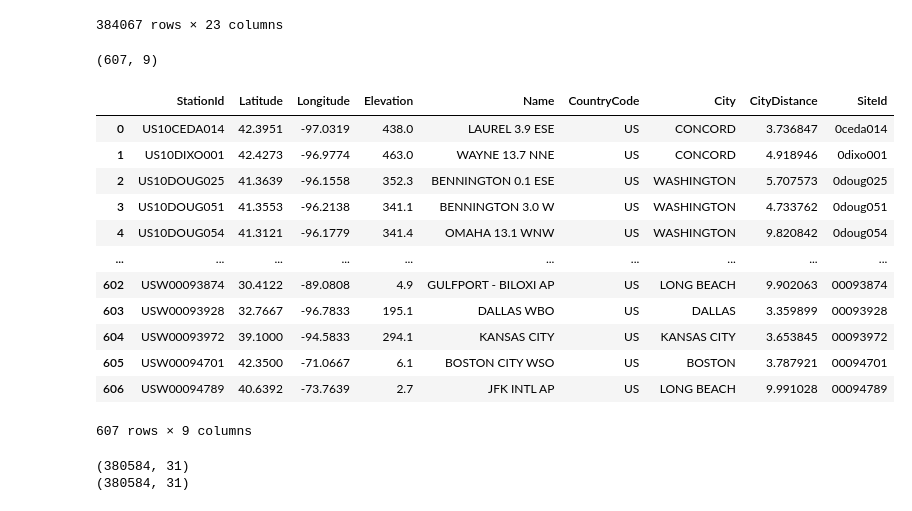
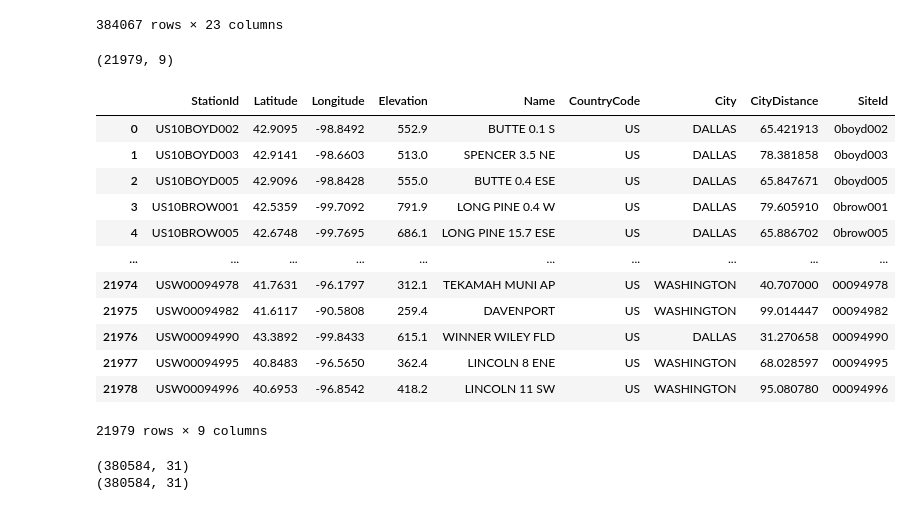
Before and after one commit to tamikamqhum/March_Team_Project, a Jupyter notebook: jupyter_notebooks/PG_Notebook_Weather_laststep.ipynb, the cells around one changed output. Saved outputs shown, nothing was run; the diff lists cells and outputs as text; code cells hidden in the pictures.

```diff
--- a/jupyter_notebooks/PG_Notebook_Weather_laststep.ipynb
+++ b/jupyter_notebooks/PG_Notebook_Weather_laststep.ipynb
@@ -144,30 +139,30 @@ weather_data
 384067 rows × 23 columns
 # %%
 # load Us_Stations_with_City_10km.csv
-stations = pd.read_csv('Outputs/Us_Stations_with_City_10km.csv')
+stations = pd.read_csv('Source_Data/Us_Stations_with_City_100km.csv')
 # get siteId from StationId - last 4 characters
 stations['SiteId'] = stations['StationId'].str[-8:]
 # format StationId as capitals
 stations['StationId'] = stations['StationId'].str.upper()
 # format city as capitals
 stations['City'] = stations['City'].str.upper()
 print(stations.shape)
 stations
 # %% [output]
-(607, 9)
+(21979, 9)
 |  | StationId | Latitude | Longitude | Elevation | Name | CountryCode | City | CityDistance | SiteId |
-| 0 | US10CEDA014 | 42.3951 | -97.0319 | 438.0 | LAUREL 3.9 ESE | US | CONCORD | 3.736847 | 0ceda014 |
-| 1 | US10DIXO001 | 42.4273 | -96.9774 | 463.0 | WAYNE 13.7 NNE | US | CONCORD | 4.918946 | 0dixo001 |
-| 2 | US10DOUG025 | 41.3639 | -96.1558 | 352.3 | BENNINGTON 0.1 ESE | US | WASHINGTON | 5.707573 | 0doug025 |
-| 3 | US10DOUG051 | 41.3553 | -96.2138 | 341.1 | BENNINGTON 3.0 W | US | WASHINGTON | 4.733762 | 0doug051 |
-| 4 | US10DOUG054 | 41.3121 | -96.1779 | 341.4 | OMAHA 13.1 WNW | US | WASHINGTON | 9.820842 | 0doug054 |
+| 0 | US10BOYD002 | 42.9095 | -98.8492 | 552.9 | BUTTE 0.1 S | US | DALLAS | 65.421913 | 0boyd002 |
+| 1 | US10BOYD003 | 42.9141 | -98.6603 | 513.0 | SPENCER 3.5 NE | US | DALLAS | 78.381858 | 0boyd003 |
+| 2 | US10BOYD005 | 42.9096 | -98.8428 | 555.0 | BUTTE 0.4 ESE | US | DALLAS | 65.847671 | 0boyd005 |
+| 3 | US10BROW001 | 42.5359 | -99.7092 | 791.9 | LONG PINE 0.4 W | US | DALLAS | 79.605910 | 0brow001 |
+| 4 | US10BROW005 | 42.6748 | -99.7695 | 686.1 | LONG PINE 15.7 ESE | US | DALLAS | 65.886702 | 0brow005 |
 | ... | ... | ... | ... | ... | ... | ... | ... | ... | ... |
-| 602 | USW00093874 | 30.4122 | -89.0808 | 4.9 | GULFPORT - BILOXI AP | US | LONG BEACH | 9.902063 | 00093874 |
-| 603 | USW00093928 | 32.7667 | -96.7833 | 195.1 | DALLAS WBO | US | DALLAS | 3.359899 | 00093928 |
-| 604 | USW00093972 | 39.1000 | -94.5833 | 294.1 | KANSAS CITY | US | KANSAS CITY | 3.653845 | 00093972 |
-| 605 | USW00094701 | 42.3500 | -71.0667 | 6.1 | BOSTON CITY WSO | US | BOSTON | 3.787921 | 00094701 |
-| 606 | USW00094789 | 40.6392 | -73.7639 | 2.7 | JFK INTL AP | US | LONG BEACH | 9.991028 | 00094789 |
+| 21974 | USW00094978 | 41.7631 | -96.1797 | 312.1 | TEKAMAH MUNI AP | US | WASHINGTON | 40.707000 | 00094978 |
+| 21975 | USW00094982 | 41.6117 | -90.5808 | 259.4 | DAVENPORT | US | WASHINGTON | 99.014447 | 00094982 |
+| 21976 | USW00094990 | 43.3892 | -99.8433 | 615.1 | WINNER WILEY FLD | US | DALLAS | 31.270658 | 00094990 |
+| 21977 | USW00094995 | 40.8483 | -96.5650 | 362.4 | LINCOLN 8 ENE | US | WASHINGTON | 68.028597 | 00094995 |
+| 21978 | USW00094996 | 40.6953 | -96.8542 | 418.2 | LINCOLN 11 SW | US | WASHINGTON | 95.080780 | 00094996 |
-607 rows × 9 columns
+21979 rows × 9 columns
 # %%
 # merge weather data with stations on station id
 weather_data = pd.merge(weather_data, stations, on='StationId')
```
Also changed, not shown: parts of 16 cells of this notebook, 4 other files.
